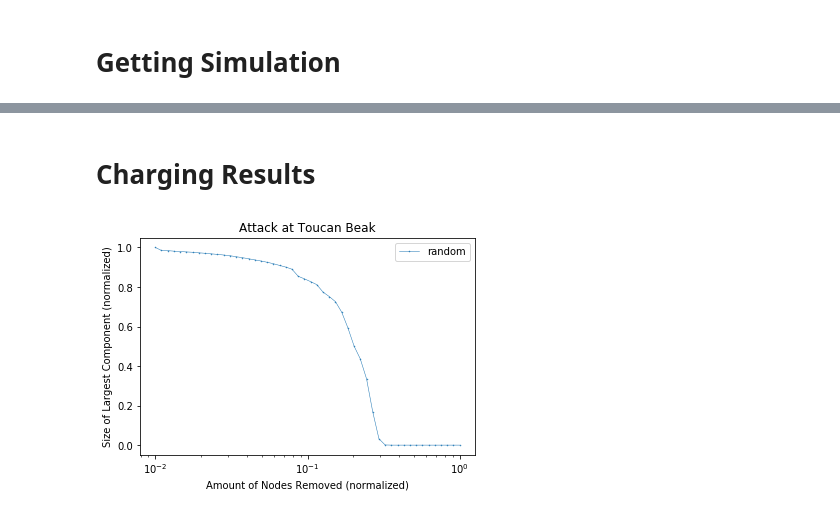
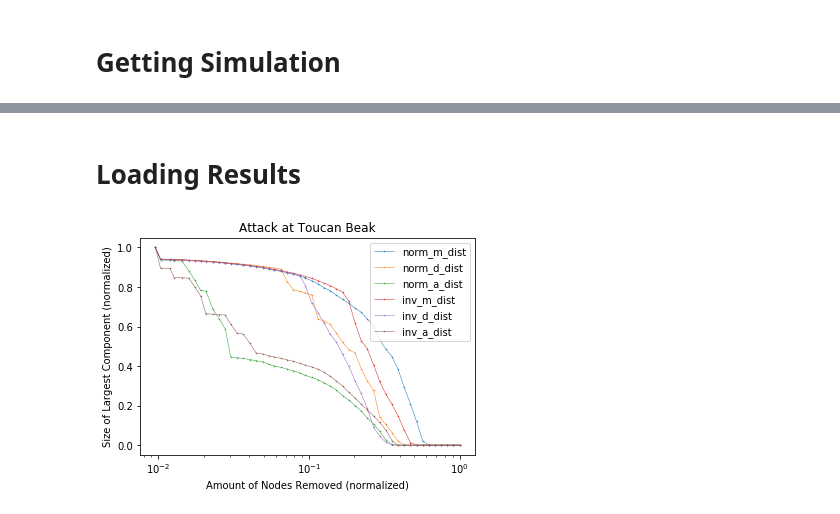
Before and after one commit to FelixPcll/toucan-beak-researches, a Jupyter notebook: scripts/atk/atk_net.ipynb, the cells around one changed output, grey strips where cells are left out. Saved outputs shown, nothing was run; the diff lists cells and outputs as text; code cells hidden in the pictures.

Commit message:
Coordinate attack ready

```diff
--- a/scripts/atk/atk_net.ipynb
+++ b/scripts/atk/atk_net.ipynb
@@ -148,10 +304,14 @@ results = {}
 for net in tqdm(range(n_atk), desc='Round'):
     for item in tqdm(atk_methods, desc='Method', leave=False):
         G_netx = charge_G('../../data/net/net_nx_cart_cust.gexf')
-        G_igraph = Graph(directed=True)
-        G_igraph.add_vertices(G_netx.nodes())
-        G_igraph.vs["name"] = list(G_netx.nodes)
-        G_igraph.add_edges(G_netx.edges())
+        G_igraph = charge_G('../../data/net/net_ig_cart_cust.dat')
+
+        # nodes2keep = []
+        # for node in G_netx.nodes(data=True):
+        #     if node[1]['c_pos'][0] < 50:
+        #         nodes2keep.append(node[0])
+        # G_netx = G_netx.subgraph(nodes2keep)
+        # G_igraph = G_igraph.subgraph(nodes2keep)
 
         dir_results = '../../results/atk/{}'.format(item)
 
@@ -159,13 +319,25 @@ for net in tqdm(range(n_atk), desc='Round'):
             os.makedirs(dir_results)
 
         results = np.zeros([log_step.size, 2])
+        nx_mtd = ['random', 'degree', 'cluster',
+                  'norm_m_dist', 'norm_d_dist', 'norm_a_dist',
+                  'inv_m_dist', 'inv_d_dist', 'inv_a_dist']
+        ig_mtd = ['betweenness', 'closeness', 'eigenvector']
         for i in tqdm(range(log_step.size), desc='Attack', leave=False):
-            row = [log_step[i], len(max(nx.connected_components(G_netx), key=len))]
+            if item in nx_mtd:
+                #lg_size = len(max(nx.connected_components(G_netx), key=len))
+                lg_size = G_netx.number_of_nodes()
+            if item in ig_mtd:
+                #lg_size = np.array(G_igraph.vs['name']).size
+                lg_size = G_igraph.vcount()
+            row = [log_step[i], lg_size]
             results[i] = row
 
-            G_netx, G_igraph = attack_nodes(G_netx, G_igraph, remove_step[i], method=item)
-        results = results/[n, np.amax(results[:,1])]
-        np.savetxt(dir_results+'\\result_tk-1_{:03d}.csv'.format(net), results, delimiter=';', newline='\n')
+            G_netx, G_igraph = attack_nodes(
+                G_netx, G_igraph, remove_step[i], method=item, alpha=alpha, beta=beta, L=L)
+        results = results/[n, np.amax(results[:, 1])]
+        np.savetxt(
+            dir_results+'\\result_tk-1_{:03d}.csv'.format(net), results, delimiter=';', newline='\n')
 # %% [output]
 [interactive output not drawn]
 [interactive output not drawn]
@@ -192,25 +355,29 @@ ValueError: a and p must have same size
 # %% [markdown]
-# Charging Results
+# Loading Results
 # %%
 for item in atk_methods:
     results = {}
     for net in range(n_atk):
         net_str = '{:03d}'.format(net)
         file = '../../results/atk/{}/result_tk-1_{}.csv'.format(item, net_str)
-        df_col = pd.read_csv(file, sep=';', names=[None, '{}'.format(net_str)], index_col=0, engine='python')
+        df_col = pd.read_csv(file, sep=';', names=[
+                             None, '{}'.format(net_str)], index_col=0, engine='python')
         if net == 0:
             df = df_col
         else:
             df = df.join(df_col)
 
     results[item] = df
-    plt.semilogx(df.mean(axis=1), '.-', markersize=1, linewidth=0.5, antialiased=True)
+    plt.semilogx(df.mean(axis=1), '.-', markersize=1,
+                 linewidth=0.5, antialiased=True)
 
 plt.legend(atk_methods)
 plt.title('Attack at Toucan Beak')
 plt.xlabel('Amount of Nodes Removed (normalized)')
 plt.ylabel('Size of Largest Component (normalized)')
-plt.savefig('../../results/atk/final_result_largcomp_rd.pdf')
+plt.savefig('../../results/atk/coordnate_atk_full.pdf')
+plt.savefig('../../results/atk/coordnate_atk_full.eps')
+plt.savefig('../../results/atk/coordnate_atk_full.jpg')
 plt.show()
 # %% [output]
-[figure, old version]
+[figure, new version]
```
Also changed, not shown: parts of 19 cells of this notebook, 9 other files.
